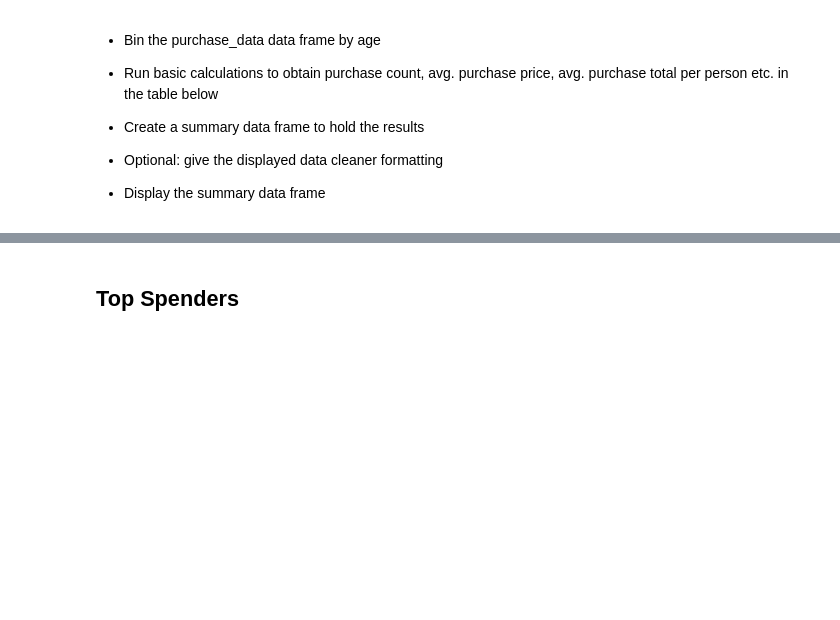
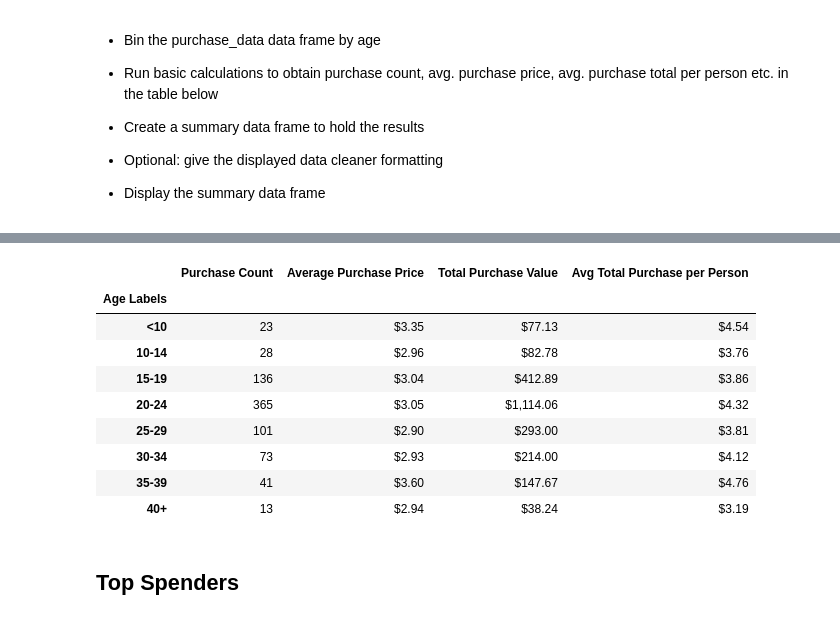
Before and after one commit to tkuar/pandas-challenge, a Jupyter notebook: HeroesOfPymoli/HeroesOfPymoli.ipynb, the cells around one changed output, grey strips where cells are left out. Saved outputs shown, nothing was run; the diff lists cells and outputs as text; code cells hidden in the pictures; blank space fills up the shorter version.

```diff
--- a/HeroesOfPymoli/HeroesOfPymoli.ipynb
+++ b/HeroesOfPymoli/HeroesOfPymoli.ipynb
@@ -10,12 +14,10 @@
 # %%
-# Dependencies and Setup
-import pandas as pd
+# File path
+file_path = os.path.join("Resources","purchase_data.csv")
 
-# File to Load
-file_to_load = "Resources/purchase_data.csv"
 
 # Read Purchasing File and store into Pandas data frame
-purchase_data = pd.read_csv(file_to_load)
+purchase_data = pd.read_csv(file_path)
 purchase_data.head(10)
 # %% [output]
 |  | Purchase ID | SN | Age | Gender | Item ID | Item Name | Price |
@@ -259,3 +254,36 @@ age_demo_df
+# %%
+# Finds the purchase count, avgerage purchase price, total purchase value,
+# and avgerage purchase total per person for each age group
+age_purchase_count = age_group["Purchase ID"].count()
+age_purchase_avg = age_group["Price"].mean()
+age_purchase_total = age_group["Price"].sum()
+age_avg_per_person = age_purchase_total / age_count
+
+# Create a summary data frame that holds the values calculated above
+age_purchase_df = pd.DataFrame({"Purchase Count": age_purchase_count,
+                                "Average Purchase Price": age_purchase_avg,
+                                "Total Purchase Value": age_purchase_total,
+                                "Avg Total Purchase per Person": age_avg_per_person
+                               })
+
+# Formatting
+age_purchase_df["Average Purchase Price"] = age_purchase_df["Average Purchase Price"].astype(float).map("${:,.2f}".format)
+age_purchase_df["Total Purchase Value"] = age_purchase_df["Total Purchase Value"].astype(float).map("${:,.2f}".format)
+age_purchase_df["Avg Total Purchase per Person"] = age_purchase_df["Avg Total Purchase per Person"].astype(float).map("${:,.2f}".format)
+
+# Displays the data frame
+age_purchase_df
+# %% [output]
+|  | Purchase Count | Average Purchase Price | Total Purchase Value | Avg Total Purchase per Person |
+| Age Labels |  |  |  |  |
+| <10 | 23 | $3.35 | $77.13 | $4.54 |
+| 10-14 | 28 | $2.96 | $82.78 | $3.76 |
+| 15-19 | 136 | $3.04 | $412.89 | $3.86 |
+| 20-24 | 365 | $3.05 | $1,114.06 | $4.32 |
+| 25-29 | 101 | $2.90 | $293.00 | $3.81 |
+| 30-34 | 73 | $2.93 | $214.00 | $4.12 |
+| 35-39 | 41 | $3.60 | $147.67 | $4.76 |
+| 40+ | 13 | $2.94 | $38.24 | $3.19 |
 # %% [markdown]
 ## Top Spenders
 # %% [markdown]
```
Also changed, not shown: parts of 13 cells of this notebook.
